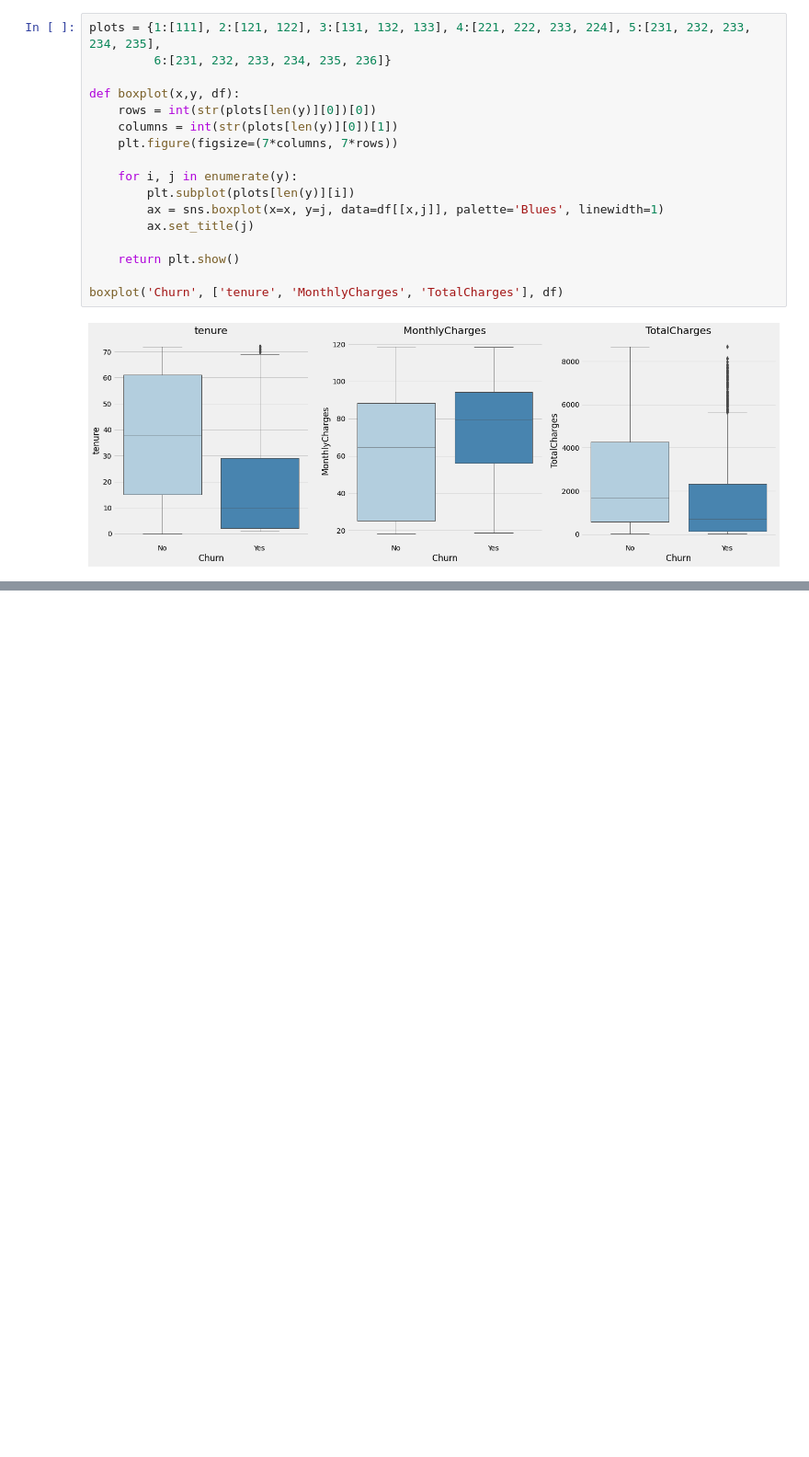
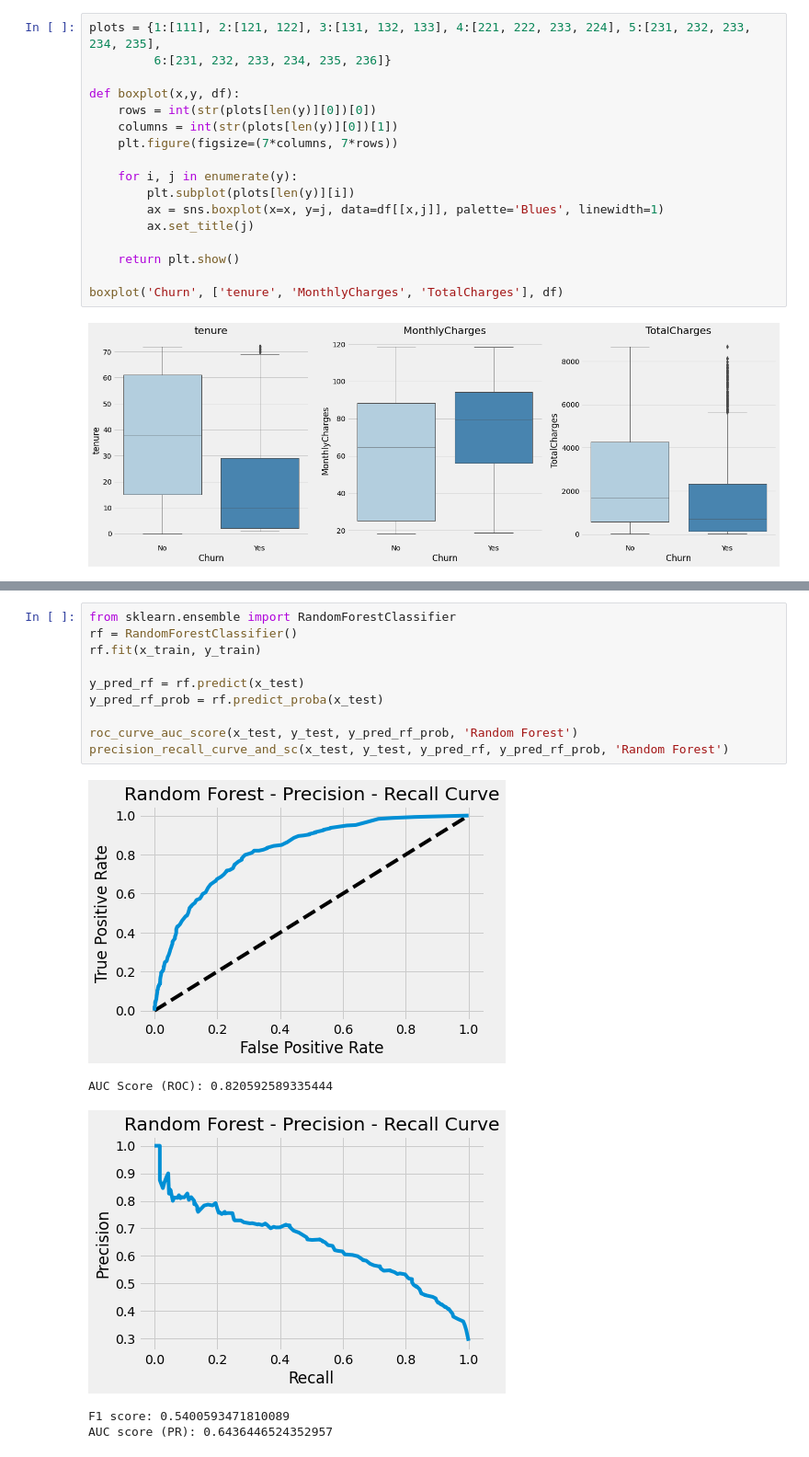
Before and after one commit to PSwiecicki/wsiz-zal-interfejsy-bigdata, a Jupyter notebook: analiza duzych zbiorow danych.ipynb, the cells around one changed output, grey strips where cells are left out. Shown at 92% size. Saved outputs shown, nothing was run; the diff lists cells and outputs as text; blank space fills up the shorter version.

```diff
--- a/analiza duzych zbiorow danych.ipynb
+++ b/analiza duzych zbiorow danych.ipynb
@@ -263,0 +323,16 @@ df.corr()['Churn'].sort_values(ascending = False).plot(kind = 'bar', figsize=(20
+# %%
+from sklearn.ensemble import RandomForestClassifier
+rf = RandomForestClassifier()
+rf.fit(x_train, y_train)
+
+y_pred_rf = rf.predict(x_test)
+y_pred_rf_prob = rf.predict_proba(x_test)
+
+roc_curve_auc_score(x_test, y_test, y_pred_rf_prob, 'Random Forest')
+precision_recall_curve_and_sc(x_test, y_test, y_pred_rf, y_pred_rf_prob, 'Random Forest')
+# %% [output]
+[figure, added]
+AUC Score (ROC): 0.820592589335444
+[figure, added]
+F1 score: 0.5400593471810089
+AUC score (PR): 0.6436446524352957
```
Also changed, not shown: parts of 30 cells of this notebook.
